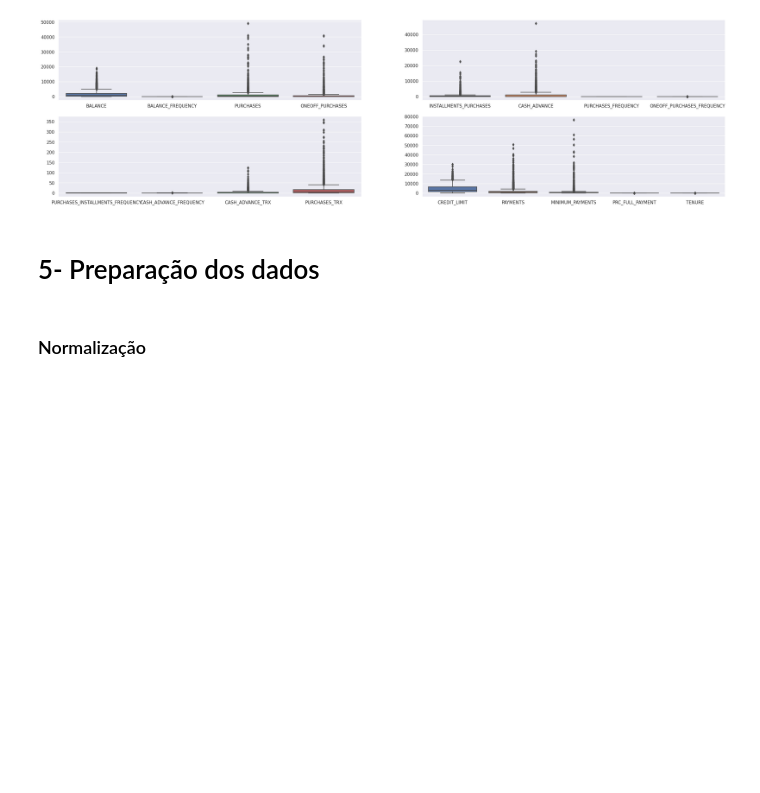
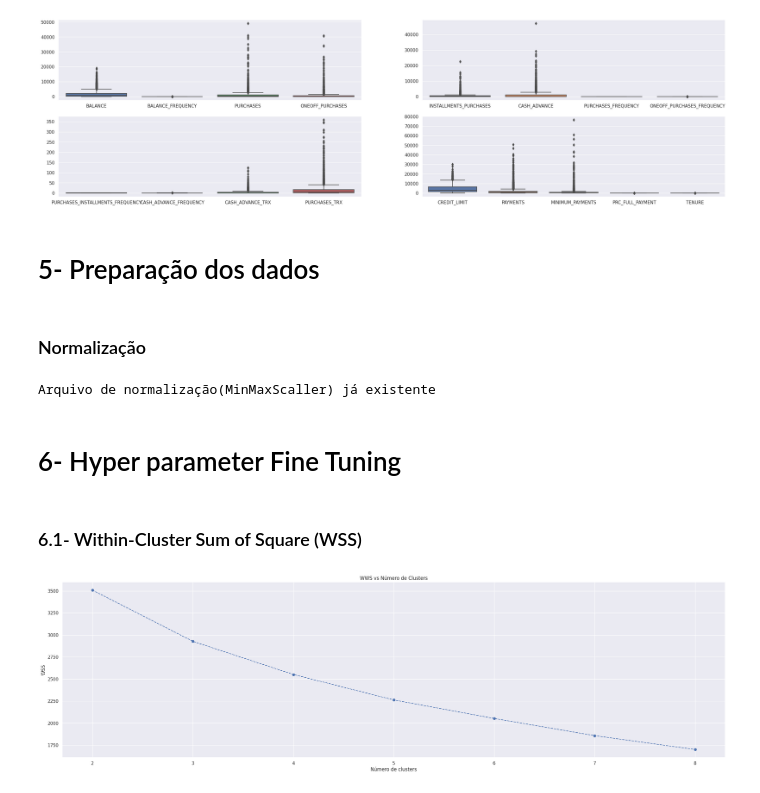
Before and after one commit to rsantosluan/Banking-Marketing-Strategy, a Jupyter notebook: Jnotebooks/c01_ete.ipynb, the cells around one changed output. Cells and saved outputs as stored; diff of their text form; code cells hidden in the pictures; blank space fills up the shorter version.

```diff
--- a/Jnotebooks/c01_ete.ipynb
+++ b/Jnotebooks/c01_ete.ipynb
@@ -152,4 +180,37 @@ sns.boxplot(
 # %% [markdown]
 ### Normalização
 # %%
-data_n = td.normalizacao( data = data_raw )
+data_n, mms = td.normalizacao( data = data_raw )
+# %% [output]
+Arquivo de normalização(MinMaxScaller) já existente
+# %% [markdown]
+# 6- Hyper parameter Fine Tuning
+# %%
+### Preparando dados para testes
+df = data_n.drop( columns = 'CUST_ID' )
+### Setando números de clusters para testes
+clusters = [2,3,4,5,6,7,8]
+# %% [markdown]
+### 6.1- Within-Cluster Sum of Square (WSS)
+# %%
+wws = []
+for k in clusters:
+    ###Definiçãod o modelo
+    km = KMeans( n_clusters = k, random_state = 42 )
+
+    ### Treinando modelo
+    km.fit( df )
+
+    ### Validação
+    wws.append( km.inertia_ )
+
+### Plot gráfico dos resultados - Elbow Method (Método do cotovelo)
+plt.plot(
+    clusters, wws,
+    linestyle = '--', marker = 'o', color = 'b'
+)
+plt.xlabel( 'Número de clusters' )
+plt.ylabel( 'WSS' )
+plt.title( 'WWS vs Número de Clusters' );
+# %% [output]
+[figure, added]
```
Also changed, not shown: parts of 6 cells of this notebook, 5 other files.
